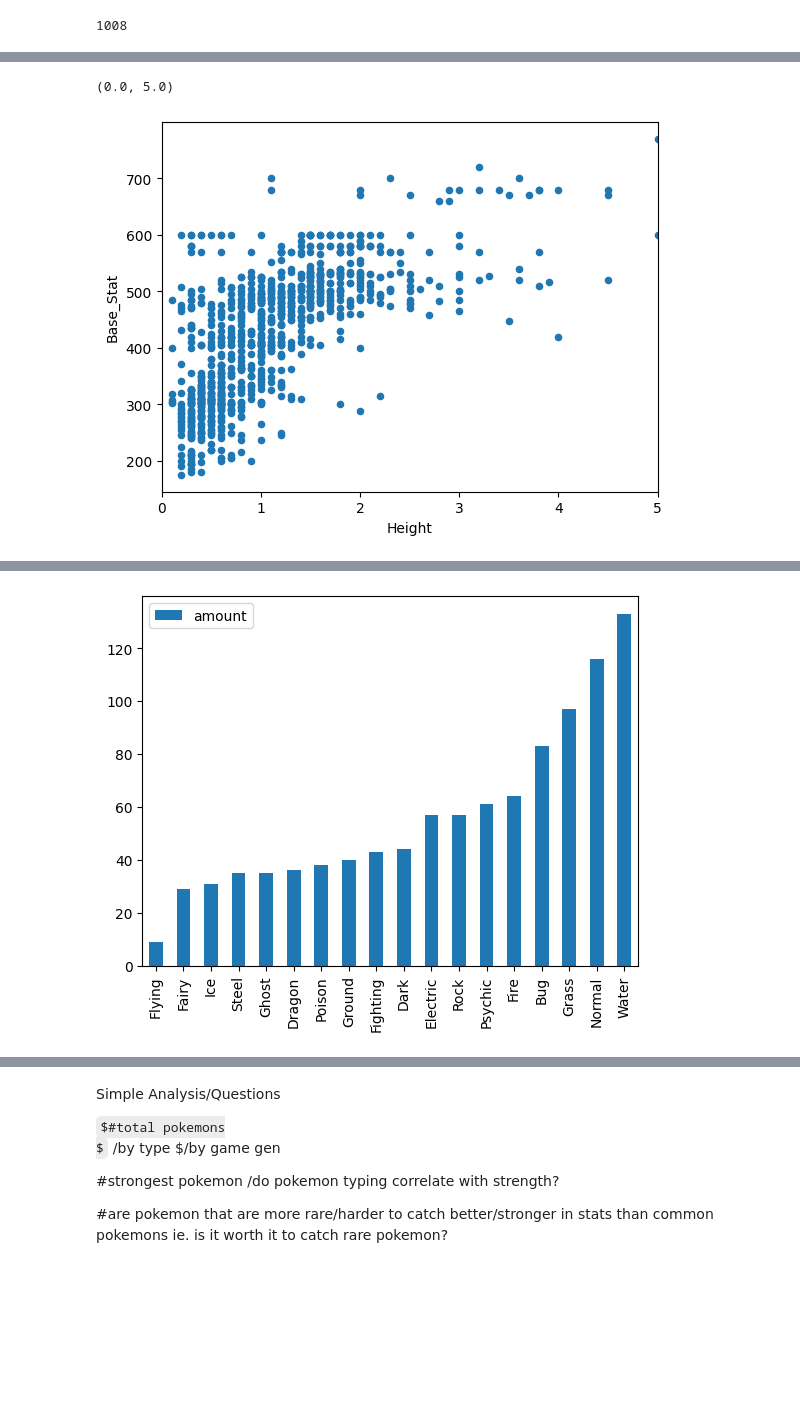
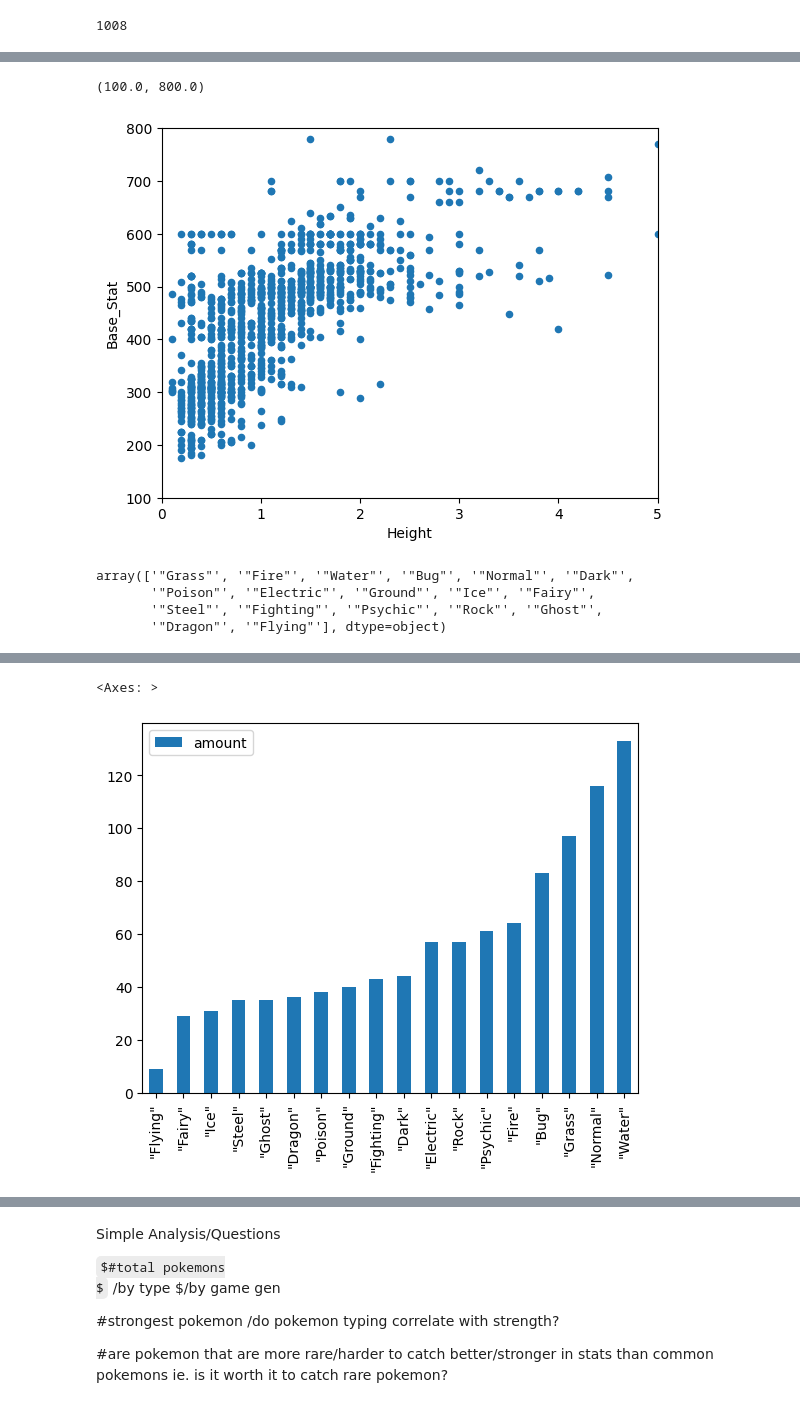
Before and after one commit to lu-tommy/pokemon-analysis, a Jupyter notebook: pokemonAnalysis.ipynb, the cells around one changed output, grey strips where cells are left out. Saved outputs shown, nothing was run; the diff lists cells and outputs as text; code cells hidden in the pictures; some formulas as TeX source; blank space fills up the shorter version.

```diff
--- a/pokemonAnalysis.ipynb
+++ b/pokemonAnalysis.ipynb
@@ -48,15 +54,11 @@ print(len(Unique))
 # %% [output]
 1008
 # %%
-#pokemon stats
-Unique = Unique[['Name','Height','Weight','Attack','Defense','Speed','Base_Stat','Catch_Rate']]
-pokemonStats = pd.DataFrame(data=Unique)
-
-
 
 attack = pokemonStats[['Base_Stat','Attack']].sort_values(by="Attack")
 
 plots = attack.plot.scatter(x='Attack',y='Base_Stat')
 plots.plot()
-# plt.xlim(0, 100)
+plt.xlim(0, 200)
+plt.ylim(150, 800)
 # %% [output]
@@ -85,34 +90,28 @@ Height = pokemonStats[['Base_Stat','Height']].sort_values(by="Height")
 plots = Height.plot.scatter(x='Height',y='Base_Stat')
 plots.plot()
 plt.xlim(0, 5)
+plt.ylim(100, 800)
 # %% [output]
-(0.0, 5.0)
+(100.0, 800.0)
-[figure, old version]
+[figure, new version]
+# %%
+(df.Primary_Type.unique())
+# %% [output]
+array(['"Grass"', '"Fire"', '"Water"', '"Bug"', '"Normal"', '"Dark"',
+       '"Poison"', '"Electric"', '"Ground"', '"Ice"', '"Fairy"',
+       '"Steel"', '"Fighting"', '"Psychic"', '"Rock"', '"Ghost"',
+       '"Dragon"', '"Flying"'], dtype=object)
 # %%
-#total pokemon and # of pokemon by type
 types = (Unique.Primary_Type.unique())
-pokemonTypes = []
-pokemonTypesNum = []
-totalType = 0
+typesTotal = []
+
 for i in types:
-    try:
-        df1 = Unique.query(f"""
-        Primary_Type == '{i}'
-        """)
-        totalType += df1['Name'].nunique()
-        pokemonTypes.append(str(i).lstrip('"').rstrip('"'))
-        pokemonTypesNum.append(int(df1['Name'].nunique()))
-    except:
-        pass
+    print(i,Unique.loc[Unique['Primary_Type'] == i]['Name'].nunique())
+    typesTotal.append(
+        Unique.loc[Unique['Primary_Type'] == i]['Name'].nunique()
+        )
 
-d= {'amount':pokemonTypesNum}
-dfb = pd.DataFrame(data=d ,index=pokemonTypes)
-
-dfb = dfb.sort_values(by=['amount'])
-print (dfb)
-
-x = dfb.plot.bar(use_index=True,y='amount',rot=90)
-
-x.plot()
-plt.show()
+d= {'amount':typesTotal}
+dfb = pd.DataFrame(data=d,index=types).sort_values(by='amount')
+dfb.plot.bar()
 # %% [output]
@@ -139,3 +136,4 @@ Water        133
+<Axes: >
-[figure, old version]
+[figure, new version]
 # %%
 #total new pokemon and # of pokemon by gen
```
Also changed, not shown: parts of 7 cells of this notebook.
